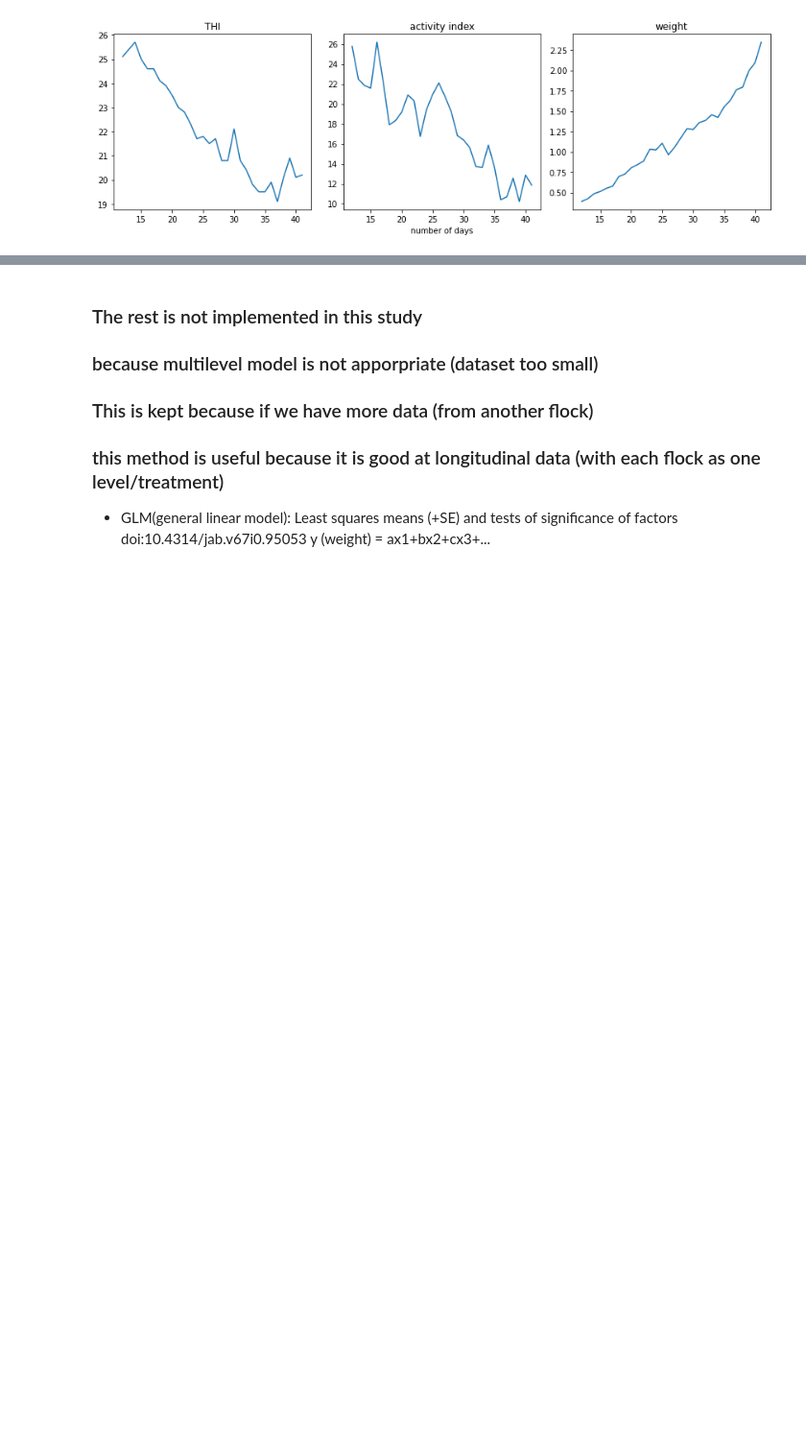
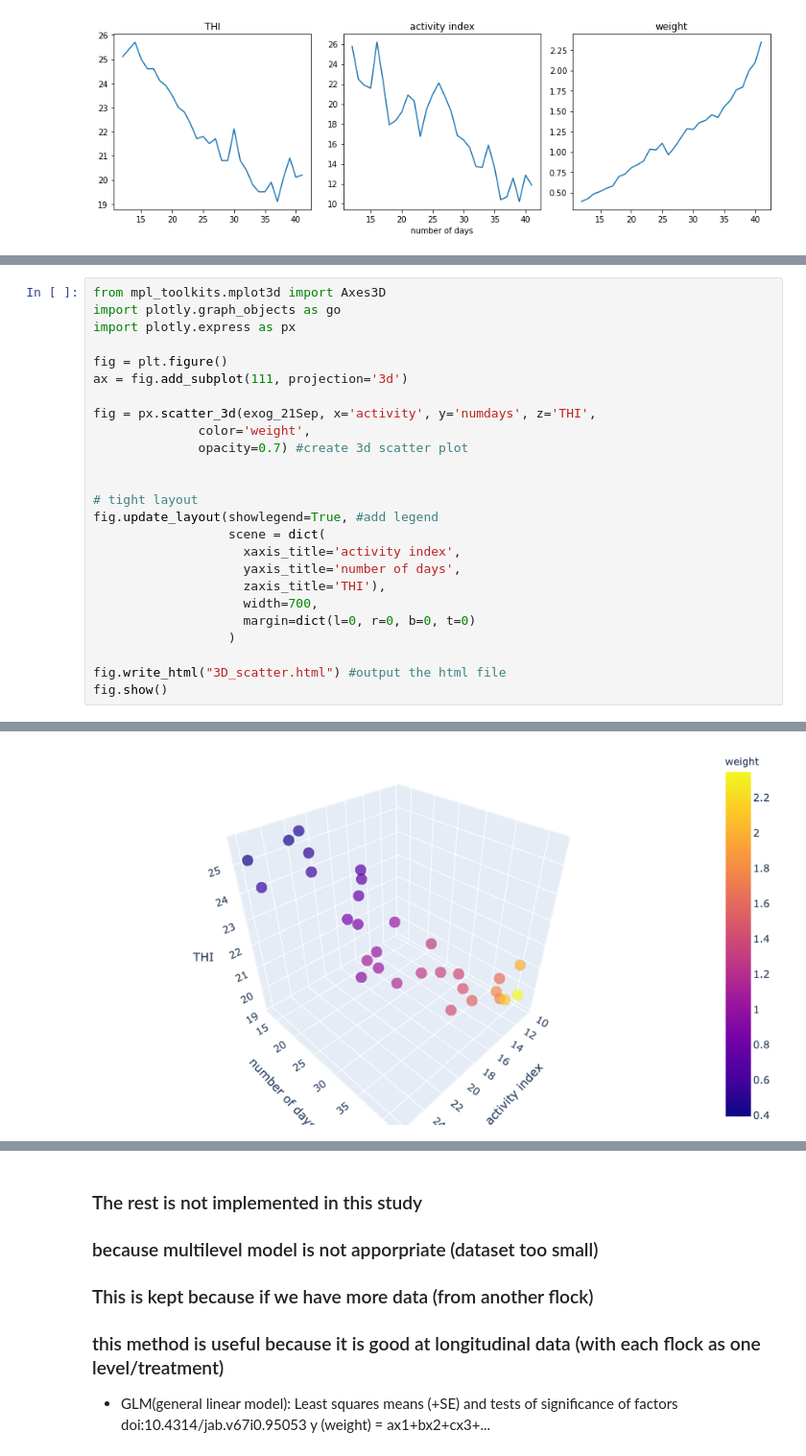
Before and after one commit to Tiana125/Dissertation_2021, a Jupyter notebook: model.ipynb, the cells around one changed output, grey strips where cells are left out. Shown at 96% size. Saved outputs shown, nothing was run; the diff lists cells and outputs as text; blank space fills up the shorter version.

```diff
--- a/model.ipynb
+++ b/model.ipynb
@@ -456,0 +474,26 @@ plt.tight_layout()
+# %%
+from mpl_toolkits.mplot3d import Axes3D
+import plotly.graph_objects as go
+import plotly.express as px
+
+fig = plt.figure()
+ax = fig.add_subplot(111, projection='3d')
+
+fig = px.scatter_3d(exog_21Sep, x='activity', y='numdays', z='THI',
+              color='weight',
+              opacity=0.7) #create 3d scatter plot
+
+
+# tight layout
+fig.update_layout(showlegend=True, #add legend
+                  scene = dict(
+                    xaxis_title='activity index',
+                    yaxis_title='number of days',
+                    zaxis_title='THI'),
+                    width=700,
+                    margin=dict(l=0, r=0, b=0, t=0)
+                  )
+
+fig.write_html("3D_scatter.html") #output the html file
+fig.show()
+# %% [output]
@@ -456,0 +502 @@ plt.tight_layout()
+[figure, added]
```
Also changed, not shown: parts of 9 cells of this notebook, 3 other files.
